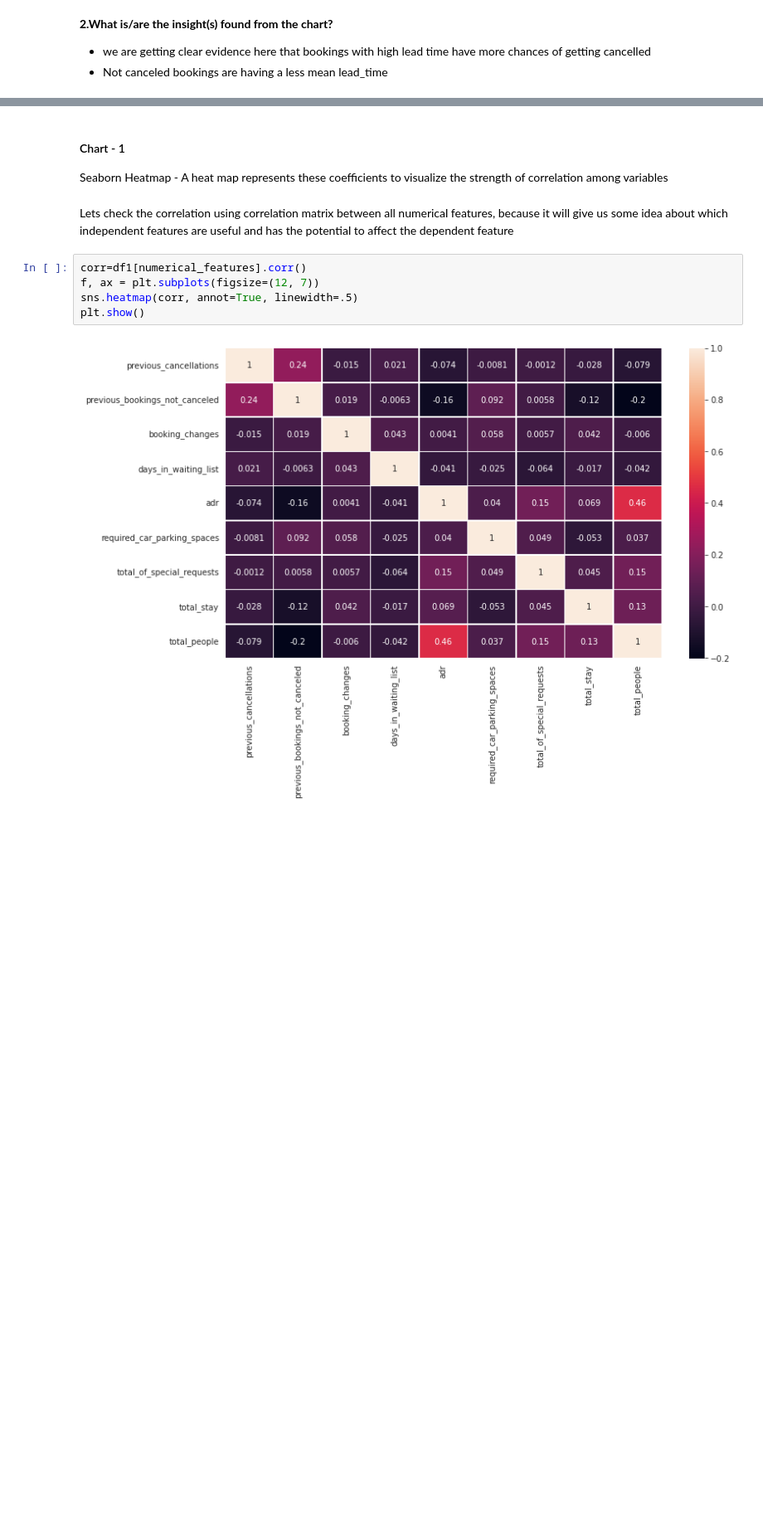
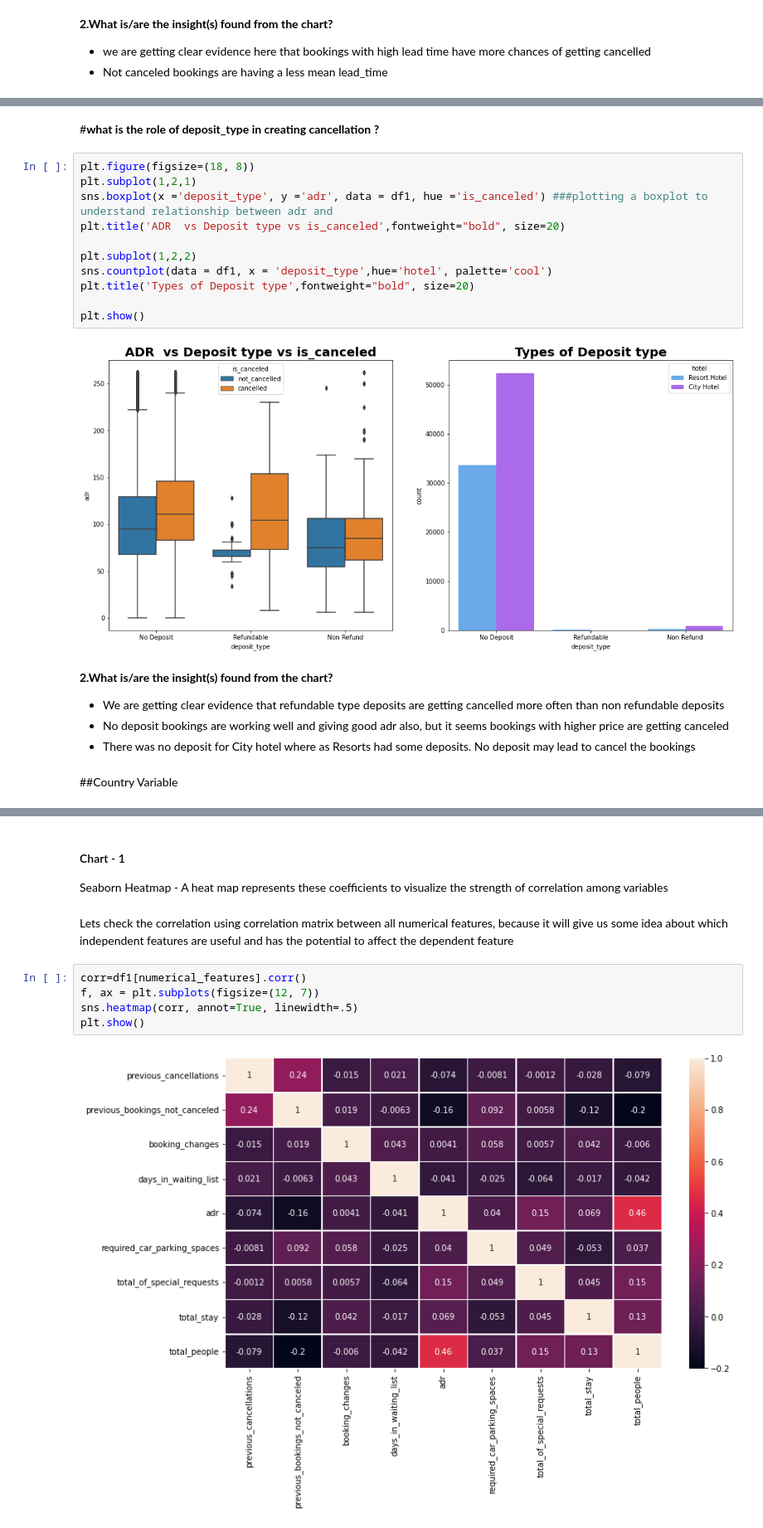
Before and after one commit to aswinijena3459/Hotel-Booking-analysis-EDA, a Jupyter notebook: Hotel_Bookings_Analysis.ipynb, the cells around one changed output, grey strips where cells are left out. Shown at 83% size. Drawn from its saved outputs; the diff is of its cells as text; blank space fills up the shorter version.

```diff
--- a/Hotel_Bookings_Analysis.ipynb
+++ b/Hotel_Bookings_Analysis.ipynb
@@ -1060,0 +1050,22 @@ Index(['hotel', 'is_canceled', 'lead_time', 'arrival_date_year',
+# %% [markdown]
+#**what is the role of deposit_type in creating cancellation ?**
+# %%
+plt.figure(figsize=(18, 8))
+plt.subplot(1,2,1)
+sns.boxplot(x ='deposit_type', y ='adr', data = df1, hue ='is_canceled') ###plotting a boxplot to understand relationship between adr and
+plt.title('ADR  vs Deposit type vs is_canceled',fontweight="bold", size=20)
+
+plt.subplot(1,2,2)
+sns.countplot(data = df1, x = 'deposit_type',hue='hotel', palette='cool')
+plt.title('Types of Deposit type',fontweight="bold", size=20)
+
+plt.show()
+# %% [output]
+[figure, added]
+# %% [markdown]
+**2.What is/are the insight(s) found from the chart?**
+- We are getting clear evidence that refundable type deposits are getting cancelled more often than non refundable deposits
+- No deposit bookings are working well and giving good adr also, but it seems bookings with higher price are getting canceled
+- There was no deposit for City hotel where as Resorts had some deposits. No deposit may lead to cancel the bookings
+# %% [markdown]
+##Country Variable
```
Also changed, not shown: parts of 60 cells of this notebook.
